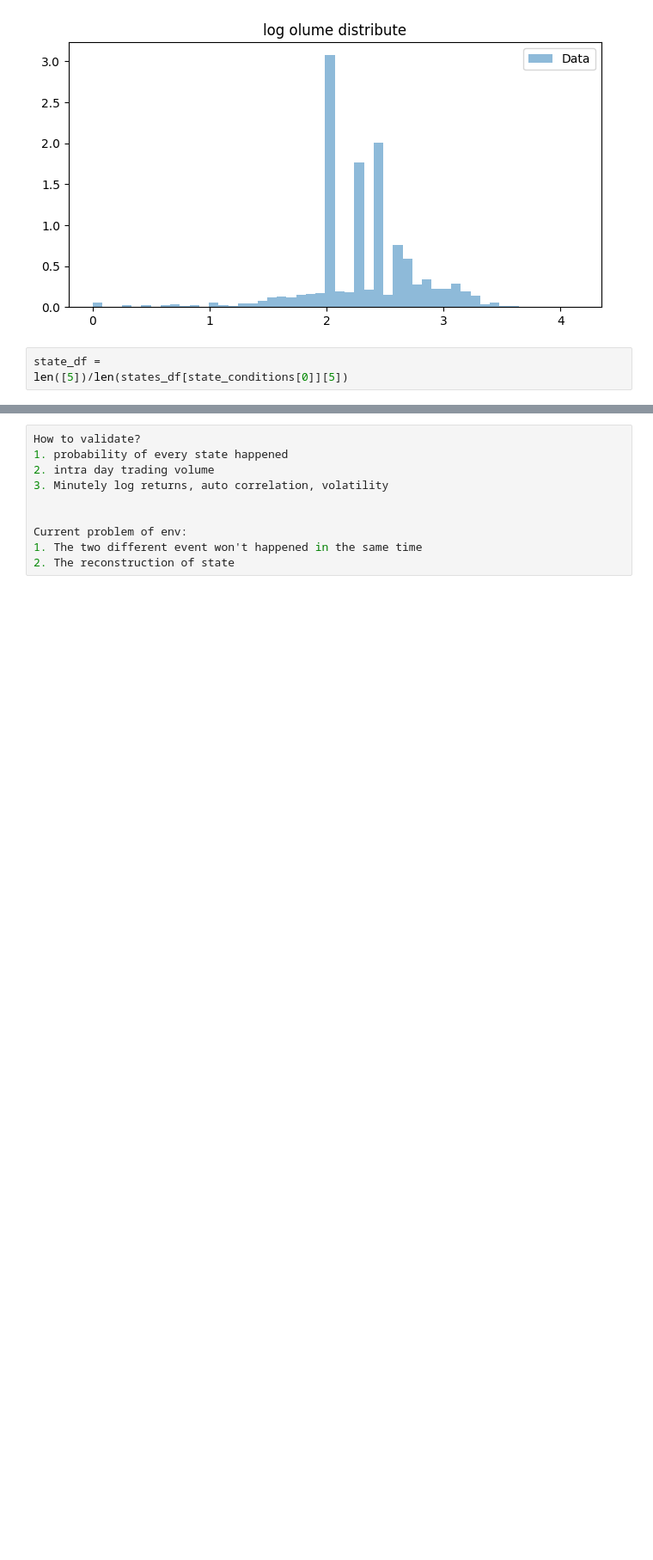
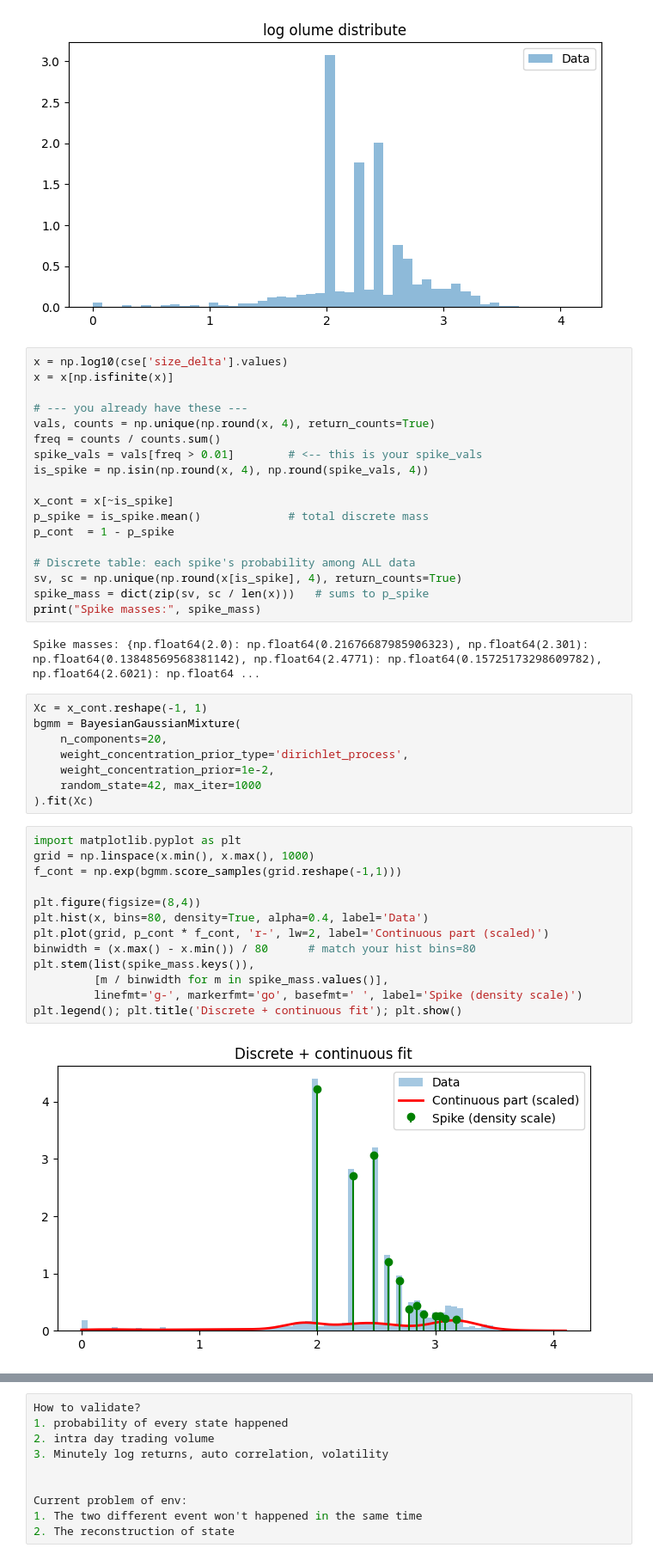
Before and after one commit to chenyu0516/jax_lob_wm, a Jupyter notebook: script/data_process.ipynb, the cells around one changed output, grey strips where cells are left out. Shown at 86% size. Saved outputs shown, nothing was run; the diff lists cells and outputs as text; blank space fills up the shorter version.

```diff
--- a/script/data_process.ipynb
+++ b/script/data_process.ipynb
@@ -498,9 +498,49 @@ plt.title('log olume distribute')
 plt.show()
 # %% [output]
 [figure]
-# %%
-state_df =
-len([5])/len(states_df[state_conditions[0]][5])
+# %%
+x = np.log10(cse['size_delta'].values)
+x = x[np.isfinite(x)]
+
+# --- you already have these ---
+vals, counts = np.unique(np.round(x, 4), return_counts=True)
+freq = counts / counts.sum()
+spike_vals = vals[freq > 0.01]        # <-- this is your spike_vals
+is_spike = np.isin(np.round(x, 4), np.round(spike_vals, 4))
+
+x_cont = x[~is_spike]
+p_spike = is_spike.mean()             # total discrete mass
+p_cont  = 1 - p_spike
+
+# Discrete table: each spike's probability among ALL data
+sv, sc = np.unique(np.round(x[is_spike], 4), return_counts=True)
+spike_mass = dict(zip(sv, sc / len(x)))   # sums to p_spike
+print("Spike masses:", spike_mass)
+# %% [output]
+Spike masses: {np.float64(2.0): np.float64(0.21676687985906323), np.float64(2.301): np.float64(0.13848569568381142), np.float64(2.4771): np.float64(0.15725173298609782), np.float64(2.6021): np.float64 ...
+# %%
+Xc = x_cont.reshape(-1, 1)
+bgmm = BayesianGaussianMixture(
+    n_components=20,
+    weight_concentration_prior_type='dirichlet_process',
+    weight_concentration_prior=1e-2,
+    random_state=42, max_iter=1000
+).fit(Xc)
+# %%
+import matplotlib.pyplot as plt
+grid = np.linspace(x.min(), x.max(), 1000)
+f_cont = np.exp(bgmm.score_samples(grid.reshape(-1,1)))
+
+plt.figure(figsize=(8,4))
+plt.hist(x, bins=80, density=True, alpha=0.4, label='Data')
+plt.plot(grid, p_cont * f_cont, 'r-', lw=2, label='Continuous part (scaled)')
+binwidth = (x.max() - x.min()) / 80      # match your hist bins=80
+plt.stem(list(spike_mass.keys()),
+         [m / binwidth for m in spike_mass.values()],
+         linefmt='g-', markerfmt='go', basefmt=' ', label='Spike (density scale)')
+plt.legend(); plt.title('Discrete + continuous fit'); plt.show()
+# %% [output]
+[figure, added]
 # %%
 deep_vol = pd.concat([states_df[state_conditions[0]][5], states_df[state_conditions[0]][-5]])
 plt.figure(figsize=(8, 4))
```
Also changed, not shown: parts of 17 cells of this notebook, 10 other files.
